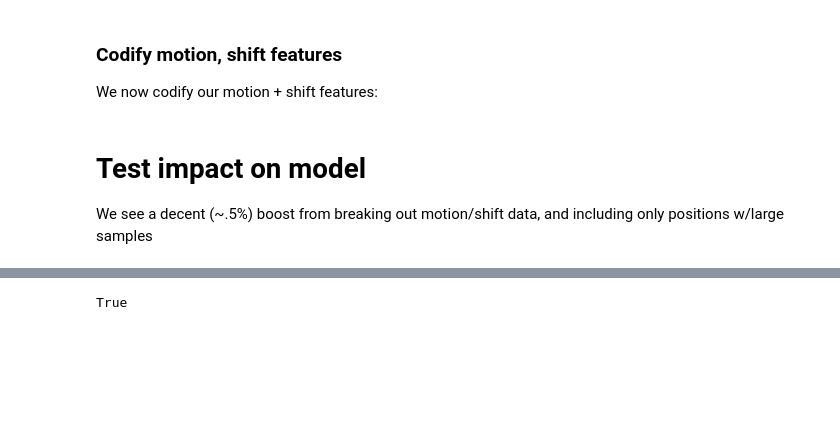
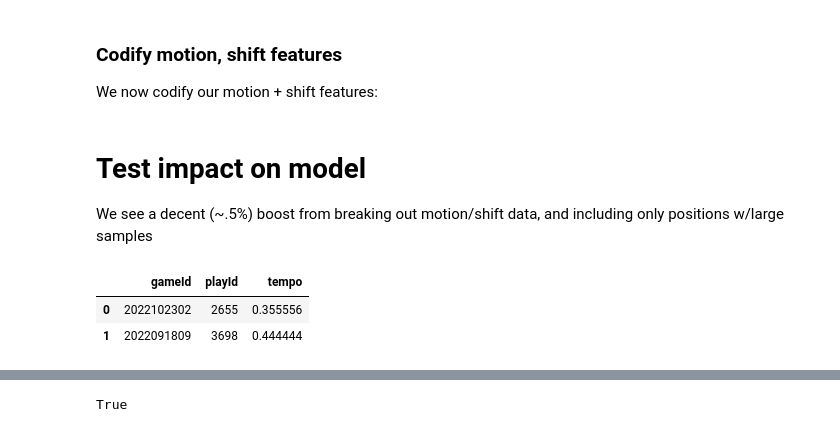
Before and after one commit to meagvo/NFL_BDB2025, a Jupyter notebook: deeper_motion_eda.ipynb, the cells around one changed output, grey strips where cells are left out. Saved outputs shown, nothing was run; the diff lists cells and outputs as text; code cells hidden in the pictures; blank space fills up the shorter version.

```diff
--- a/deeper_motion_eda.ipynb
+++ b/deeper_motion_eda.ipynb
@@ -422,3 +422,11 @@ def calc_ipa (data):
 
 train_data['ipa'] = calc_ipa(train_data)
 test_data['ipa'] = calc_ipa(test_data)
+# %%
+df_plays = pd.read_csv(plays_fname)
+calc_tempo(df_plays)
+df_plays[['gameId','playId','tempo']].head(2)
+# %% [output]
+|  | gameId | playId | tempo |
+| 0 | 2022102302 | 2655 | 0.355556 |
+| 1 | 2022091809 | 3698 | 0.444444 |
```
Also changed, not shown: parts of 10 cells of this notebook, 4 other files.
